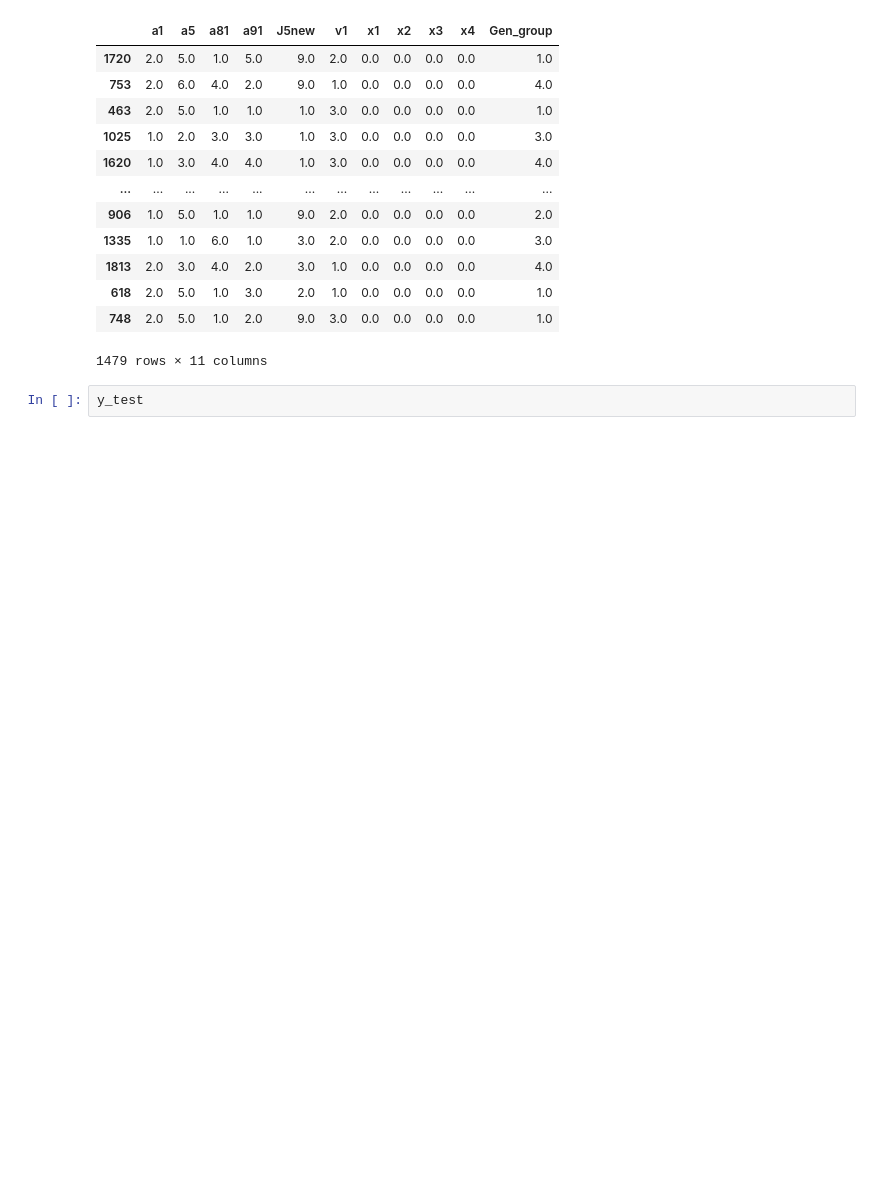
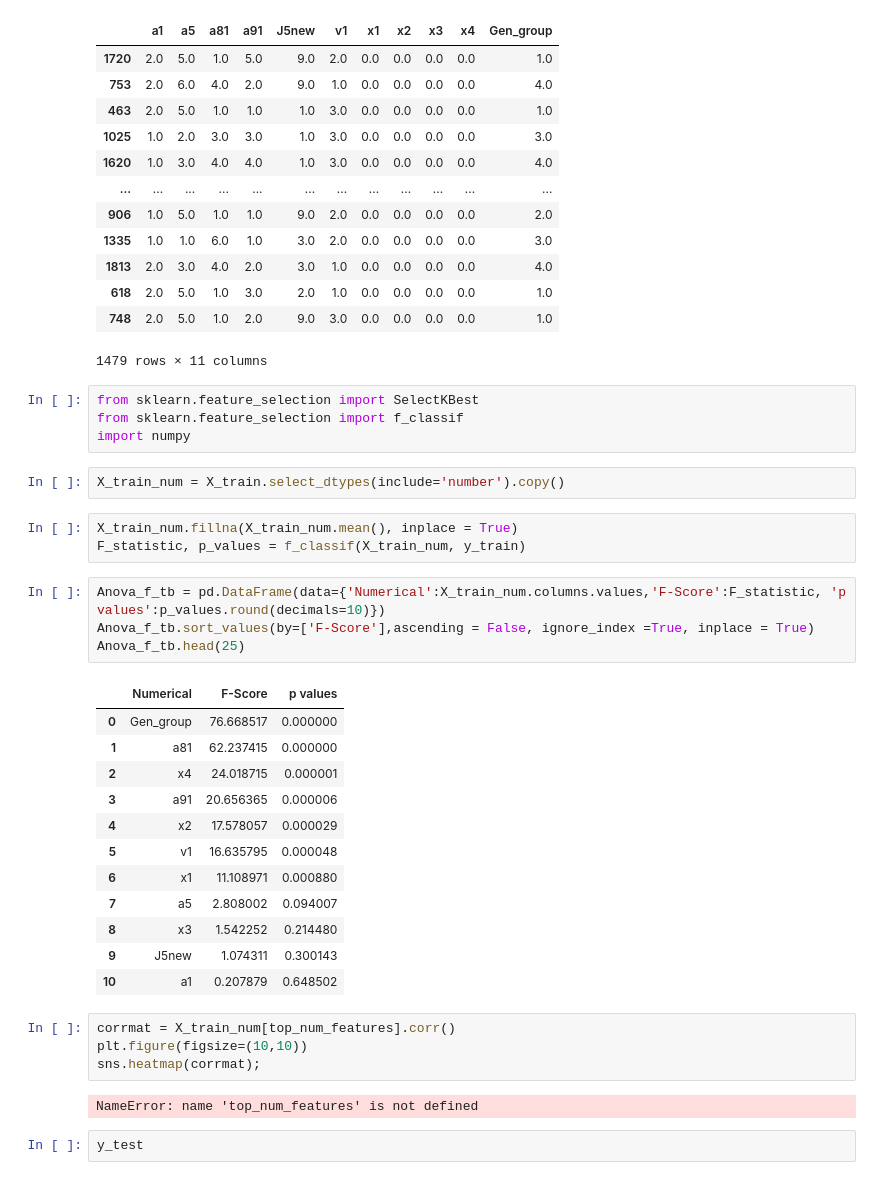
Before and after one commit to Thanatipz/BSC_DPDM23, a Jupyter notebook: Classification_proj_DPDM.ipynb, the cells around one changed output. Saved outputs shown, nothing was run; the diff lists cells and outputs as text; blank space fills up the shorter version.

```diff
--- a/Classification_proj_DPDM.ipynb
+++ b/Classification_proj_DPDM.ipynb
@@ -307,6 +307,38 @@ X_train
 | 618 | 2.0 | 5.0 | 1.0 | 3.0 | 2.0 | 1.0 | 0.0 | 0.0 | 0.0 | 0.0 | 1.0 |
 | 748 | 2.0 | 5.0 | 1.0 | 2.0 | 9.0 | 3.0 | 0.0 | 0.0 | 0.0 | 0.0 | 1.0 |
 1479 rows × 11 columns
+# %%
+from sklearn.feature_selection import SelectKBest
+from sklearn.feature_selection import f_classif
+import numpy
+# %%
+X_train_num = X_train.select_dtypes(include='number').copy()
+# %%
+X_train_num.fillna(X_train_num.mean(), inplace = True)
+F_statistic, p_values = f_classif(X_train_num, y_train)
+# %%
+Anova_f_tb = pd.DataFrame(data={'Numerical':X_train_num.columns.values,'F-Score':F_statistic, 'p values':p_values.round(decimals=10)})
+Anova_f_tb.sort_values(by=['F-Score'],ascending = False, ignore_index =True, inplace = True)
+Anova_f_tb.head(25)
+# %% [output]
+|  | Numerical | F-Score | p values |
+| 0 | Gen_group | 76.668517 | 0.000000 |
+| 1 | a81 | 62.237415 | 0.000000 |
+| 2 | x4 | 24.018715 | 0.000001 |
+| 3 | a91 | 20.656365 | 0.000006 |
+| 4 | x2 | 17.578057 | 0.000029 |
+| 5 | v1 | 16.635795 | 0.000048 |
+| 6 | x1 | 11.108971 | 0.000880 |
+| 7 | a5 | 2.808002 | 0.094007 |
+| 8 | x3 | 1.542252 | 0.214480 |
+| 9 | J5new | 1.074311 | 0.300143 |
+| 10 | a1 | 0.207879 | 0.648502 |
+# %%
+corrmat = X_train_num[top_num_features].corr()
+plt.figure(figsize=(10,10))
+sns.heatmap(corrmat);
+# %% [output]
+NameError: name 'top_num_features' is not defined
 # %%
 y_test
 # %% [output]
```
Also changed, not shown: parts of 117 cells of this notebook.
